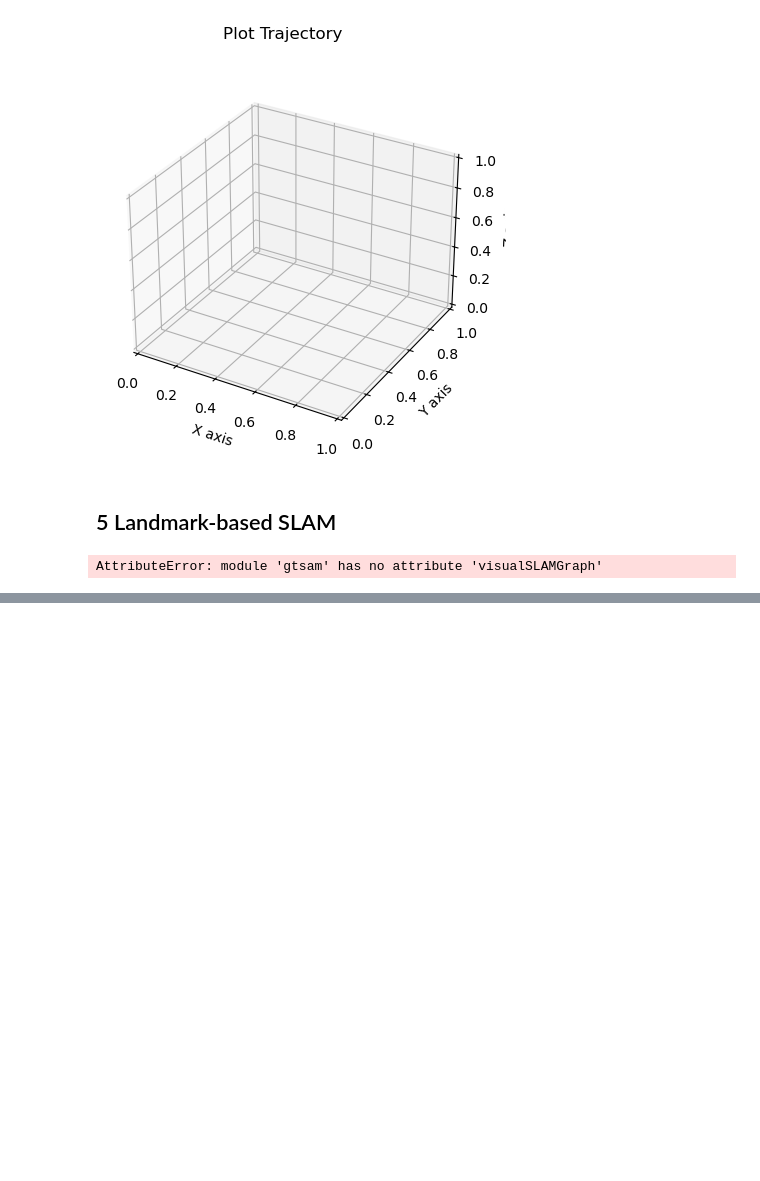
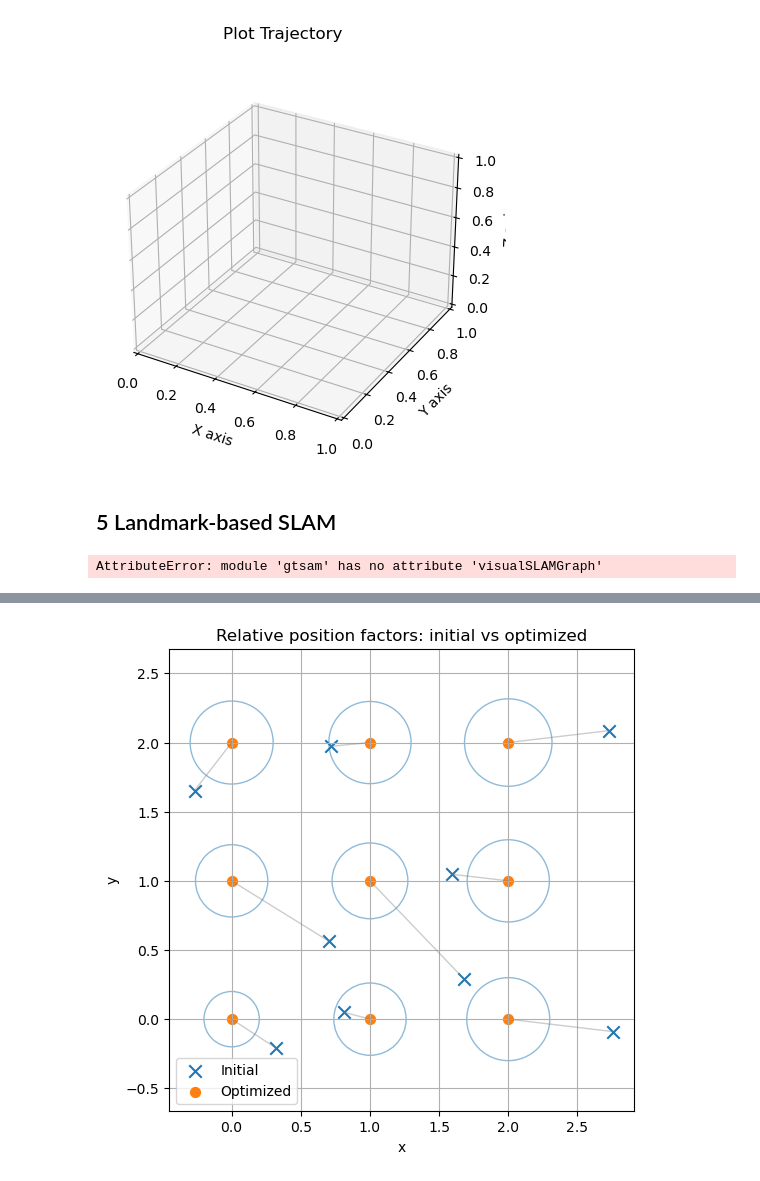
Before and after one commit to Ovardo/master-code, a Jupyter notebook: src/div/gtsam_playground.ipynb, the cells around one changed output, grey strips where cells are left out. Cells and saved outputs as stored; diff of their text form; code cells hidden in the pictures; blank space fills up the shorter version.

```diff
--- a/src/div/gtsam_playground.ipynb
+++ b/src/div/gtsam_playground.ipynb
@@ -415,0 +499,90 @@ AttributeError: module 'gtsam' has no attribute 'visualSLAMGraph'
+# %%
+# Same grid example, but with relative position measurements (dx, dy)
+fg_relative = gtsam.NonlinearFactorGraph()
+init_relative = gtsam.Values()
+
+N = 3
+
+def node_key(i, j):
+    return X(i*N+j)
+
+for i in range(N):
+    for j in range(N):
+        gt = gtsam.Point2(i, j)
+        z = gt + np.random.normal(0, 0.5, size=2)
+        init_relative.insert(node_key(i, j), z)
+
+relative_noise = gtsam.noiseModel.Isotropic.Sigma(2, 0.1)
+
+for i in range(N):
+    for j in range(N - 1):
+        fg_relative.add(gtsam.BetweenFactorPoint2(
+            node_key(i, j),
+            node_key(i, j + 1),
+            gtsam.Point2(0.0, 1.0),
+            relative_noise,
+        ))
+        fg_relative.add(gtsam.BetweenFactorPoint2(
+            node_key(j, i),
+            node_key(j + 1, i),
+            gtsam.Point2(1.0, 0.0),
+            relative_noise,
+        ))
+
+fg_relative.add(gtsam.PriorFactorPoint2(
+    node_key(0, 0),
+    gtsam.Point2(0, 0),
+    gtsam.noiseModel.Isotropic.Sigma(2, 0.1),
+))
+
+optimizer = gtsam.LevenbergMarquardtOptimizer(fg_relative, init_relative)
+result_relative = optimizer.optimize()
+marginals_relative = gtsam.Marginals(fg_relative, result_relative)
+
+print("Optimized values with relative position factors:")
+for i in range(N):
+    for j in range(N):
+        print(f"Node ({i}, {j}): {result_relative.atPoint2(node_key(i, j))}")
+
+from matplotlib.patches import Ellipse
+
+def covariance_ellipse(mean, covariance, n_std=2.0, **kwargs):
+    eigvals, eigvecs = np.linalg.eigh(covariance)
+    order = eigvals.argsort()[::-1]
+    eigvals = eigvals[order]
+    eigvecs = eigvecs[:, order]
+    angle = np.degrees(np.arctan2(eigvecs[1, 0], eigvecs[0, 0]))
+    width, height = 2 * n_std * np.sqrt(eigvals)
+    return Ellipse(xy=mean, width=width, height=height, angle=angle, **kwargs)
+
+initial_xy = []
+optimized_xy = []
+optimized_covariances = []
+for i in range(N):
+    for j in range(N):
+        key = node_key(i, j)
+        initial_xy.append(init_relative.atPoint2(key))
+        optimized_xy.append(result_relative.atPoint2(key))
+        optimized_covariances.append(marginals_relative.marginalCovariance(key))
+
+initial_xy = np.array(initial_xy)
+optimized_xy = np.array(optimized_xy)
+
+fig, ax = plt.subplots(figsize=(6, 6))
+ax.scatter(initial_xy[:, 0], initial_xy[:, 1], label="Initial", marker="x", s=80)
+ax.scatter(optimized_xy[:, 0], optimized_xy[:, 1], label="Optimized", marker="o", s=50)
+
+for start, end in zip(initial_xy, optimized_xy):
+    ax.plot([start[0], end[0]], [start[1], end[1]], color="gray", alpha=0.4, linewidth=1)
+
+for mean, covariance in zip(optimized_xy, optimized_covariances):
+    ax.add_patch(covariance_ellipse(mean, covariance, edgecolor="tab:blue", facecolor="none", alpha=0.5))
+
+ax.axis("equal")
+ax.grid(True)
+ax.set_xlabel("x")
+ax.set_ylabel("y")
+ax.legend()
+ax.set_title("Relative position factors: initial vs optimized")
+plt.show()
+# %% [output]
@@ -415,0 +599 @@ AttributeError: module 'gtsam' has no attribute 'visualSLAMGraph'
+[figure, added]
```
Also changed, not shown: parts of 6 cells of this notebook, 5 other files.
